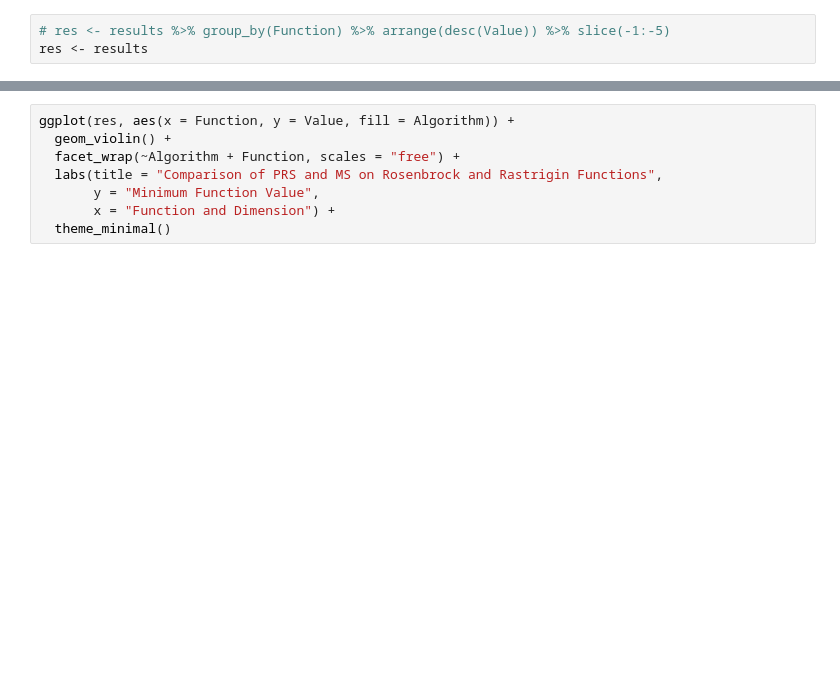
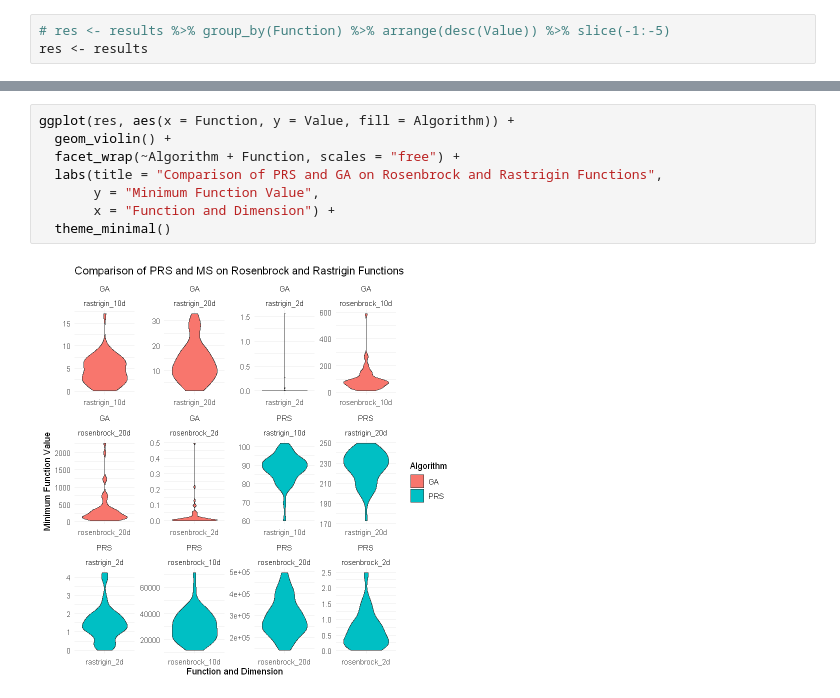
Before and after one commit to FloudMe77/Project-R, a Jupyter notebook: main.ipynb, the cells around one changed output, grey strips where cells are left out. Saved outputs shown, nothing was run; the diff lists cells and outputs as text; blank space fills up the shorter version.

```diff
--- a/main.ipynb
+++ b/main.ipynb
@@ -113,11 +288,13 @@ ggplot(res, aes(x = Function, y = Value, fill = Algorithm)) +
 # %%
 ggplot(res, aes(x = Function, y = Value, fill = Algorithm)) +
   geom_violin() +
   facet_wrap(~Algorithm + Function, scales = "free") +
-  labs(title = "Comparison of PRS and MS on Rosenbrock and Rastrigin Functions",
+  labs(title = "Comparison of PRS and GA on Rosenbrock and Rastrigin Functions",
        y = "Minimum Function Value",
        x = "Function and Dimension") +
   theme_minimal()
+# %% [output]
+[figure, added]
 # %%
 generate_plot <- function(data, function_name, algorithm_name) {
   subset_data <- data %>%
```
Also changed, not shown: parts of 18 cells of this notebook, 17 other files.
